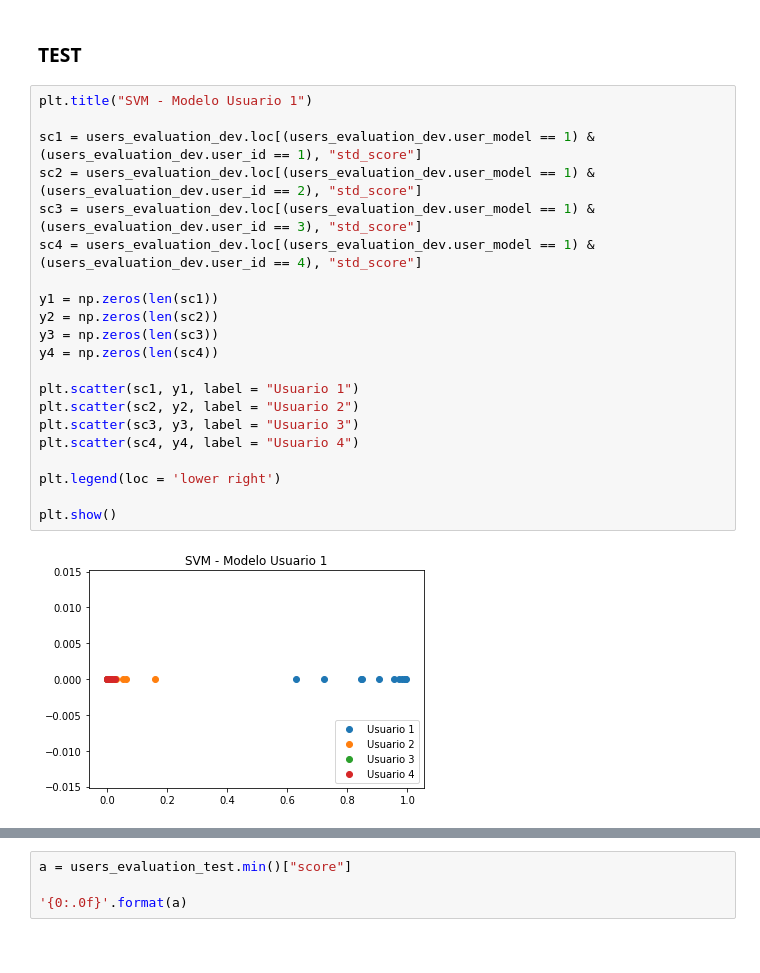
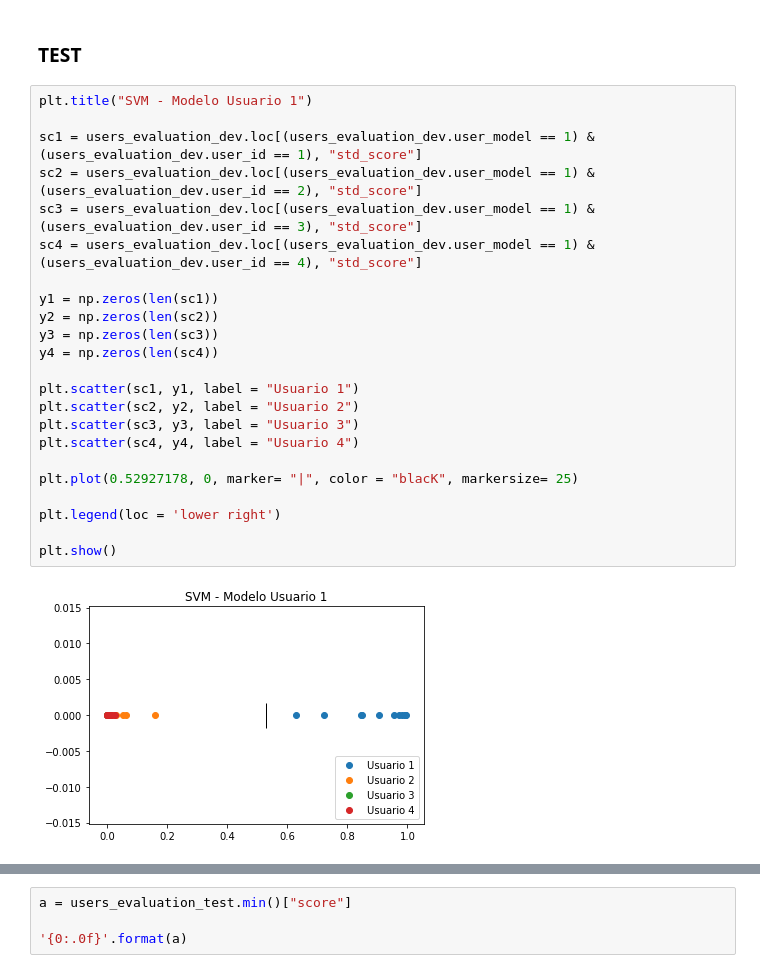
Before and after one commit to aronlo/tesis, a Jupyter notebook: svc_final_metodology.ipynb, the cells around one changed output, grey strips where cells are left out. Drawn from its saved outputs; the diff is of its cells as text.

```diff
--- a/svc_final_metodology.ipynb
+++ b/svc_final_metodology.ipynb
@@ -1010,26 +1010,28 @@ plotCurveROC_Threshold( genuine_scores_test, impostor_scores_test, thresh_std, t
 # %%
 plt.title("SVM - Modelo Usuario 1")
 
 sc1 = users_evaluation_dev.loc[(users_evaluation_dev.user_model == 1) & (users_evaluation_dev.user_id == 1), "std_score"]
 sc2 = users_evaluation_dev.loc[(users_evaluation_dev.user_model == 1) & (users_evaluation_dev.user_id == 2), "std_score"]
 sc3 = users_evaluation_dev.loc[(users_evaluation_dev.user_model == 1) & (users_evaluation_dev.user_id == 3), "std_score"]
 sc4 = users_evaluation_dev.loc[(users_evaluation_dev.user_model == 1) & (users_evaluation_dev.user_id == 4), "std_score"]
 
 y1 = np.zeros(len(sc1))
 y2 = np.zeros(len(sc2))
 y3 = np.zeros(len(sc3))
 y4 = np.zeros(len(sc4))
 
 plt.scatter(sc1, y1, label = "Usuario 1")
 plt.scatter(sc2, y2, label = "Usuario 2")
 plt.scatter(sc3, y3, label = "Usuario 3")
 plt.scatter(sc4, y4, label = "Usuario 4")
 
+plt.plot(0.52927178, 0, marker= "|", color = "blacK", markersize= 25)
+
 plt.legend(loc = 'lower right')
 
 plt.show()
 # %% [output]
-[figure, old version]
+[figure, new version]
 # %%
 plt.title("SVM - Modelo Usuario 2")
 
```
Also changed, not shown: parts of 2 cells of this notebook, 3 other files.
